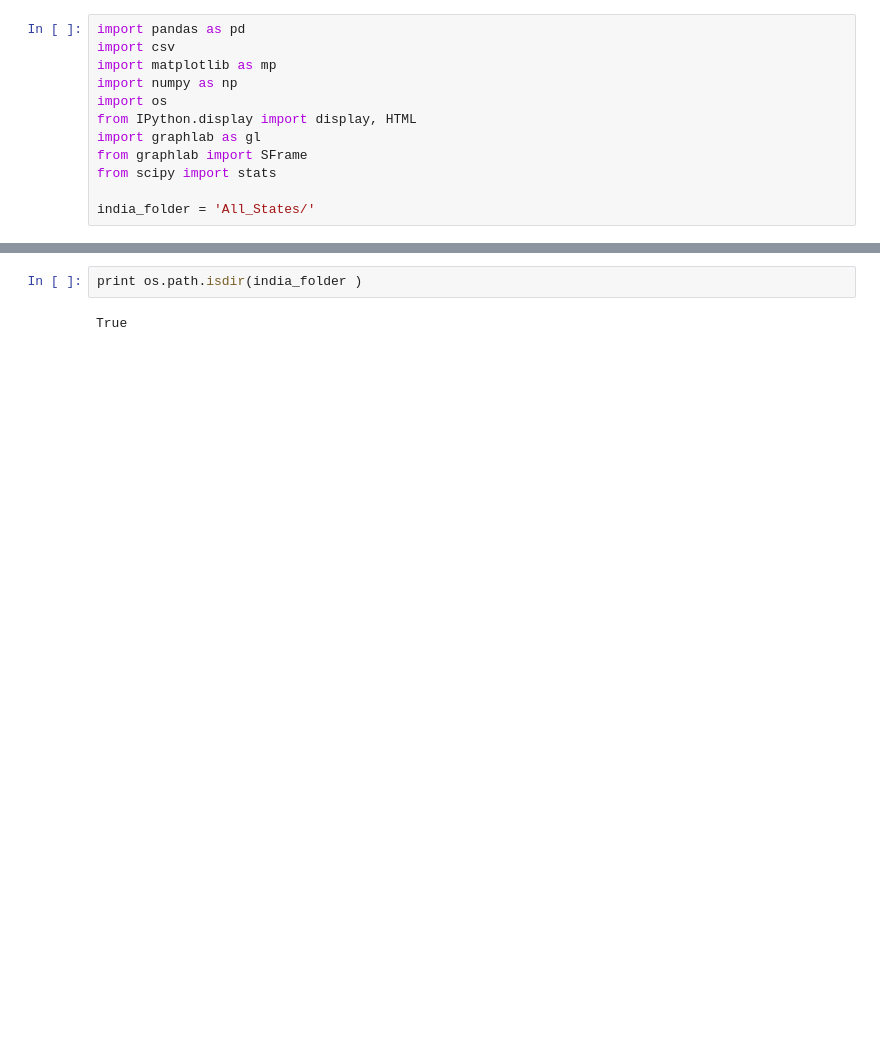
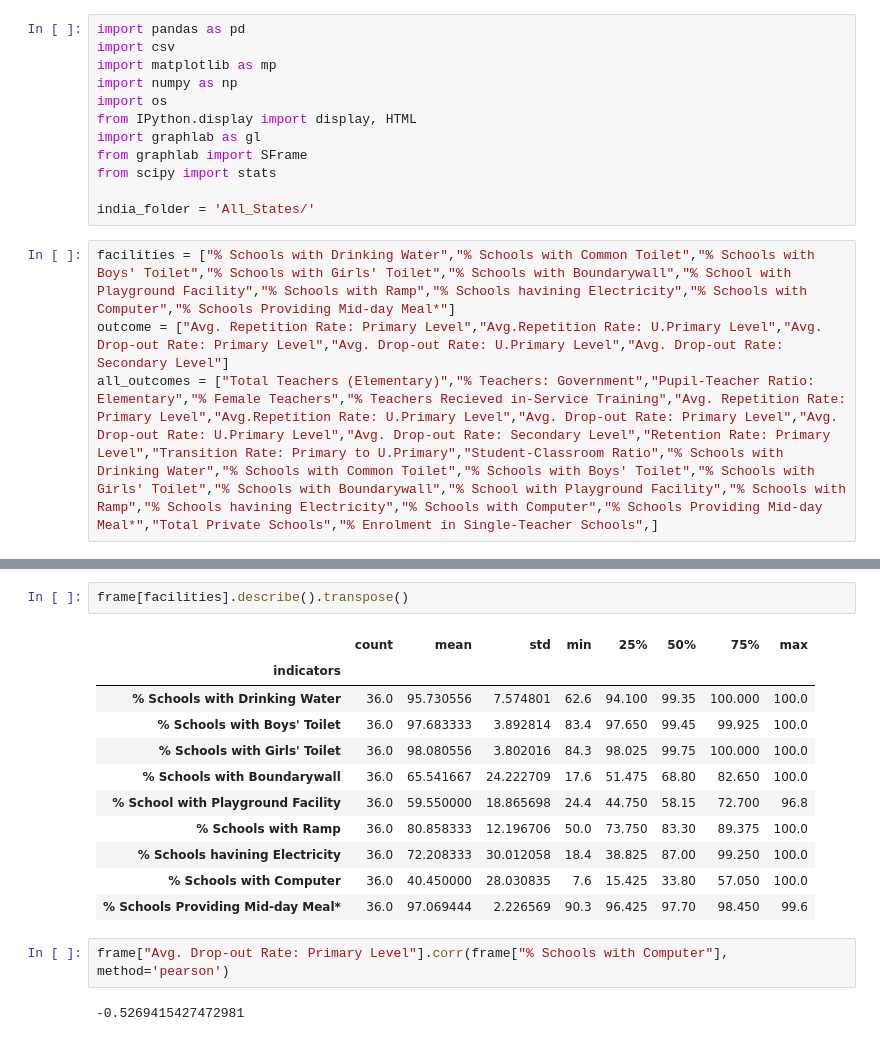
Before and after one commit to Rj7/IndianSchoolDropouts, a Jupyter notebook: data/Pearson Corelation.ipynb, the cells around one changed output, grey strips where cells are left out. Cells and saved outputs as stored; diff of their text form; blank space fills up the shorter version.

```diff
--- a/data/Pearson Corelation.ipynb
+++ b/data/Pearson Corelation.ipynb
@@ -10,6 +10,10 @@ from graphlab import SFrame
 from scipy import stats
 
 india_folder = 'All_States/'
+# %%
+facilities = ["% Schools with Drinking Water","% Schools with Common Toilet","% Schools with Boys' Toilet","% Schools with Girls' Toilet","% Schools with Boundarywall","% School with Playground Facility","% Schools with Ramp","% Schools havining Electricity","% Schools with Computer","% Schools Providing Mid-day Meal*"]
+outcome = ["Avg. Repetition Rate: Primary Level","Avg.Repetition Rate: U.Primary Level","Avg. Drop-out Rate: Primary Level","Avg. Drop-out Rate: U.Primary Level","Avg. Drop-out Rate: Secondary Level"]
+all_outcomes = ["Total Teachers (Elementary)","% Teachers: Government","Pupil-Teacher Ratio: Elementary","% Female Teachers","% Teachers Recieved in-Service Training","Avg. Repetition Rate: Primary Level","Avg.Repetition Rate: U.Primary Level","Avg. Drop-out Rate: Primary Level","Avg. Drop-out Rate: U.Primary Level","Avg. Drop-out Rate: Secondary Level","Retention Rate: Primary Level","Transition Rate: Primary to U.Primary","Student-Classroom Ratio","% Schools with Drinking Water","% Schools with Common Toilet","% Schools with Boys' Toilet","% Schools with Girls' Toilet","% Schools with Boundarywall","% School with Playground Facility","% Schools with Ramp","% Schools havining Electricity","% Schools with Computer","% Schools Providing Mid-day Meal*","Total Private Schools","% Enrolment in Single-Teacher Schools",]
 # %%
 if os.path.isdir(india_folder):
     output = pd.DataFrame()
@@ -66,5 +73,19 @@ gujarat.csv
 None
-# %%
-print os.path.isdir(india_folder )
-# %% [output]
-True
+# %%
+frame[facilities].describe().transpose()
+# %% [output]
+|  | count | mean | std | min | 25% | 50% | 75% | max |
+| indicators |  |  |  |  |  |  |  |  |
+| % Schools with Drinking Water | 36.0 | 95.730556 | 7.574801 | 62.6 | 94.100 | 99.35 | 100.000 | 100.0 |
+| % Schools with Boys' Toilet | 36.0 | 97.683333 | 3.892814 | 83.4 | 97.650 | 99.45 | 99.925 | 100.0 |
+| % Schools with Girls' Toilet | 36.0 | 98.080556 | 3.802016 | 84.3 | 98.025 | 99.75 | 100.000 | 100.0 |
+| % Schools with Boundarywall | 36.0 | 65.541667 | 24.222709 | 17.6 | 51.475 | 68.80 | 82.650 | 100.0 |
+| % School with Playground Facility | 36.0 | 59.550000 | 18.865698 | 24.4 | 44.750 | 58.15 | 72.700 | 96.8 |
+| % Schools with Ramp | 36.0 | 80.858333 | 12.196706 | 50.0 | 73.750 | 83.30 | 89.375 | 100.0 |
+| % Schools havining Electricity | 36.0 | 72.208333 | 30.012058 | 18.4 | 38.825 | 87.00 | 99.250 | 100.0 |
+| % Schools with Computer | 36.0 | 40.450000 | 28.030835 | 7.6 | 15.425 | 33.80 | 57.050 | 100.0 |
+| % Schools Providing Mid-day Meal* | 36.0 | 97.069444 | 2.226569 | 90.3 | 96.425 | 97.70 | 98.450 | 99.6 |
+# %%
+frame["Avg. Drop-out Rate: Primary Level"].corr(frame["% Schools with Computer"], method='pearson')
+# %% [output]
+-0.5269415427472981
```
Also changed, not shown: parts of 4 cells of this notebook, 1 other file.
